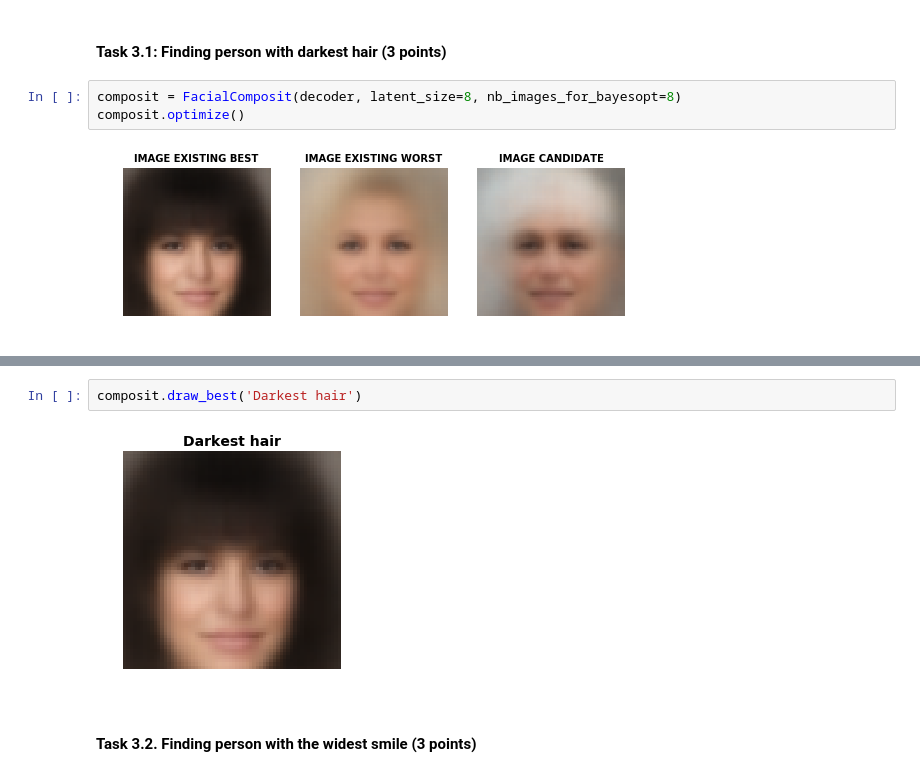
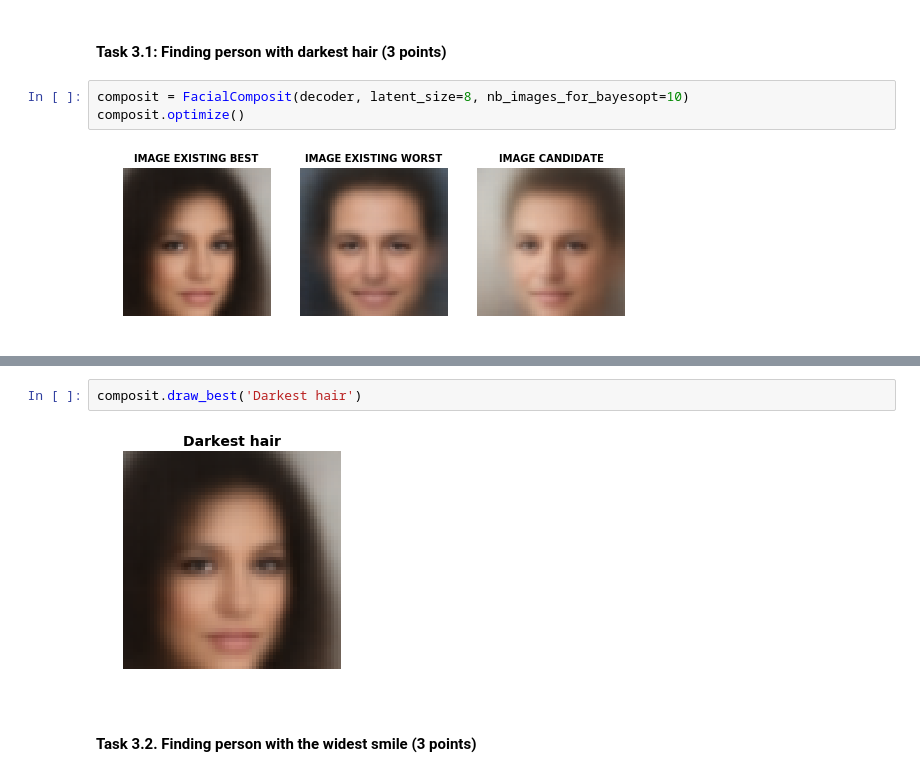
Before and after one commit to SJD1882/MOOC-Coursera-Advanced-Machine-Learning, a Jupyter notebook: 3 - Bayesian Methods for Machine Learning/7 - Forensic Science Final Project/Assignment 5 - Finding the suspect with VAE and Bayesian Optimization.ipynb, the cells around one changed output, grey strips where cells are left out. Drawn from its saved outputs; the diff is of its cells as text.

```diff
--- a/3 - Bayesian Methods for Machine Learning/7 - Forensic Science Final Project/Assignment 5 - Finding the suspect with VAE and Bayesian Optimization.ipynb
+++ b/3 - Bayesian Methods for Machine Learning/7 - Forensic Science Final Project/Assignment 5 - Finding the suspect with VAE and Bayesian Optimization.ipynb
@@ -285,10 +284,10 @@ In the these sections we will apply implemented app to search of different peopl
 # %% [markdown]
 #### Task 3.1: Finding person with darkest hair (3 points)
 # %%
-composit = FacialComposit(decoder, latent_size=8, nb_images_for_bayesopt=8)
+composit = FacialComposit(decoder, latent_size=8, nb_images_for_bayesopt=10)
 composit.optimize()
 # %% [output]
-[figure, old version]
+[figure, new version]
 2 - BAYESIAN OPTIMIZATION
 Assign rating to candidate images (there will be 10 of them) based on previously shown images.
 Does the candidate image match our objective? Assign rating to candidate: 0
@@ -297,7 +296,7 @@ Optimization terminated.
 # %%
 composit.draw_best('Darkest hair')
 # %% [output]
-[figure, old version]
+[figure, new version]
 # %% [markdown]
 #### Task 3.2. Finding person with the widest smile (3 points)
 # %%
```
Also changed, not shown: parts of 6 cells of this notebook, 1 other file.
